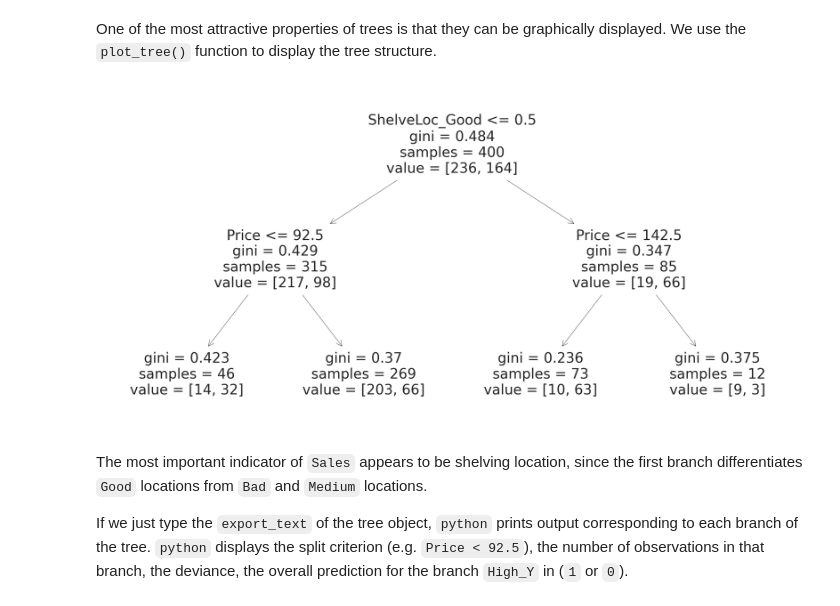
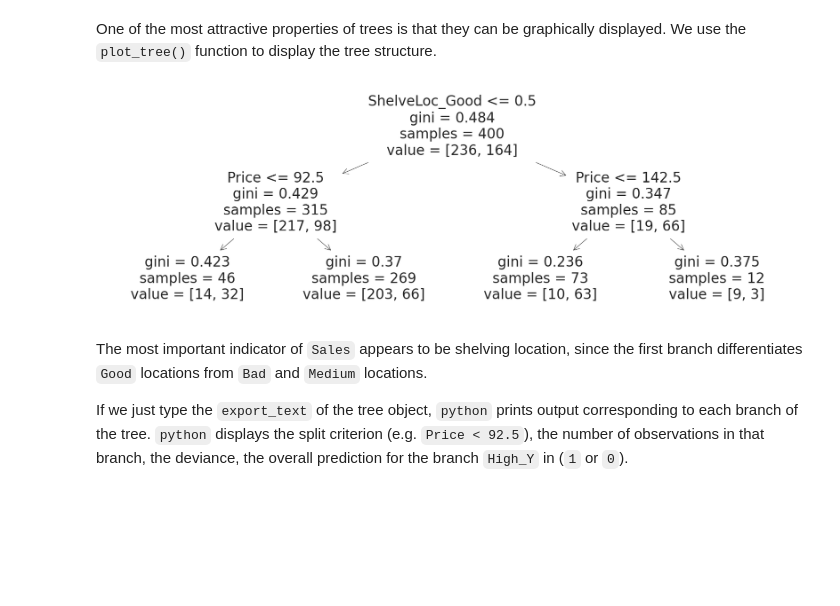
Before and after one commit to tvanzyl/ISL2_Python, a Jupyter notebook: Chapter_8_sec_8.3.ipynb, the cells around one changed output. Drawn from its saved outputs; the diff is of its cells as text; code cells hidden in the pictures; blank space fills up the shorter version.

```diff
--- a/Chapter_8_sec_8.3.ipynb
+++ b/Chapter_8_sec_8.3.ipynb
@@ -108,11 +108,11 @@ weighted avg       0.77      0.77      0.76       400
 # %% [markdown]
 One of the most attractive properties of trees is that they can be  graphically displayed. We use the `plot_tree()` function to display the tree structure.
 # %%
-plt.figure(figsize=(40,20))  # customize according to the size of your tree
+plt.figure(figsize=(30,10))  # customize according to the size of your tree
 plot_tree(clf_gini, feature_names=carseats.drop(["Sales","High_Y"], axis=1).columns)
 plt.show()
 # %% [output]
-[figure, old version]
+[figure, new version]
 # %% [markdown]
 The most important indicator of `Sales` appears to be shelving location, since the first branch differentiates `Good` locations from `Bad` and `Medium` locations.
 
```
Also changed, not shown: parts of 9 cells of this notebook.
